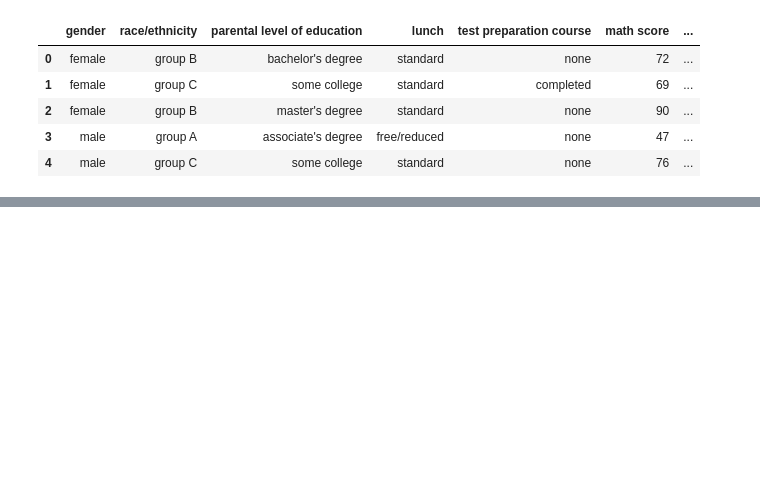
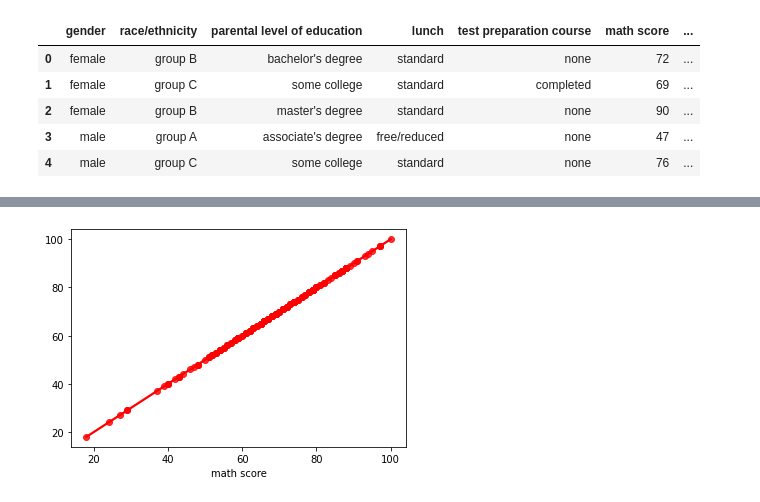
Before and after one commit to sachinn1586/mlproject_devlopment, a Jupyter notebook: notebook/data/Model_training.ipynb, the cells around one changed output, grey strips where cells are left out. Drawn from its saved outputs; the diff is of its cells as text; code cells hidden in the pictures; blank space fills up the shorter version.

```diff
--- a/notebook/data/Model_training.ipynb
+++ b/notebook/data/Model_training.ipynb
@@ -47,0 +219,5 @@ df.head()
+# %%
+
+sns.regplot(x=y_test,y=y_pred,ci=None,color ='red');
+# %% [output]
+[figure, added]
```
Also changed, not shown: parts of 14 cells of this notebook, 4 other files.
